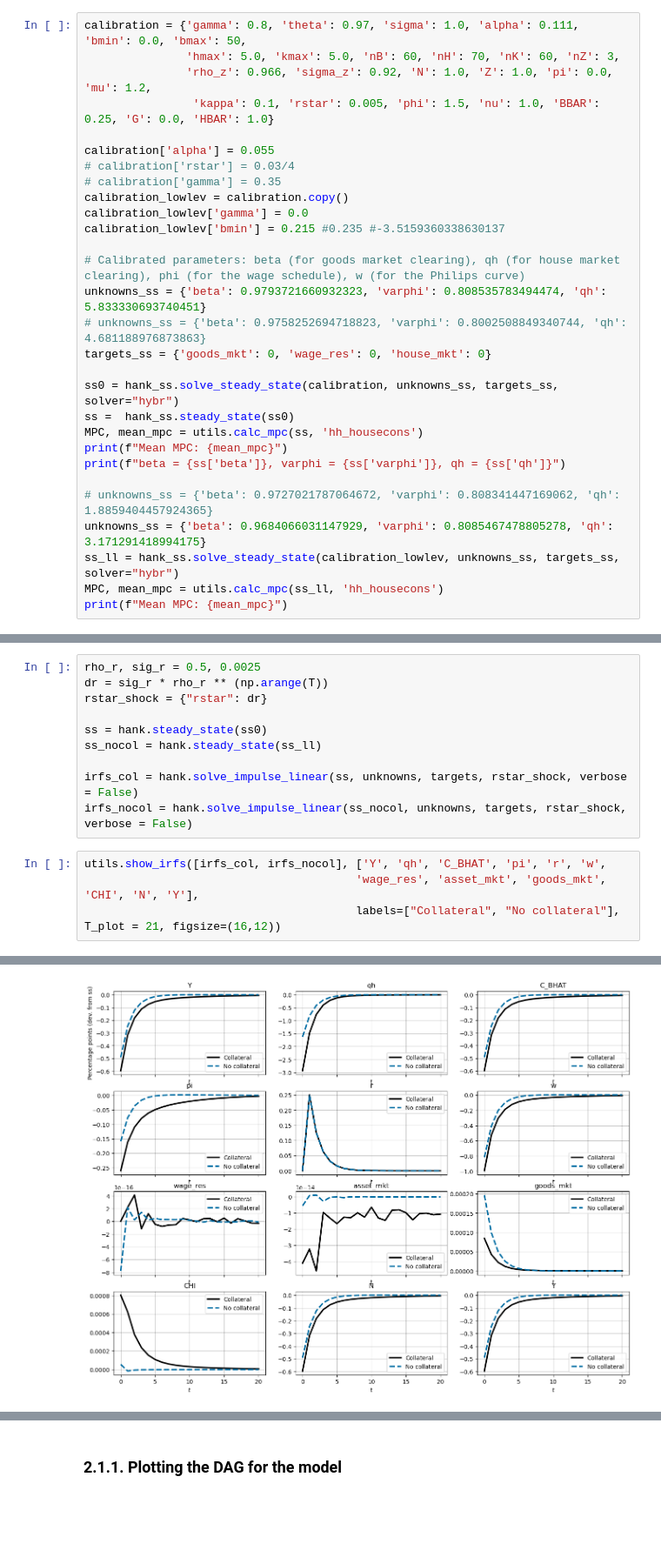
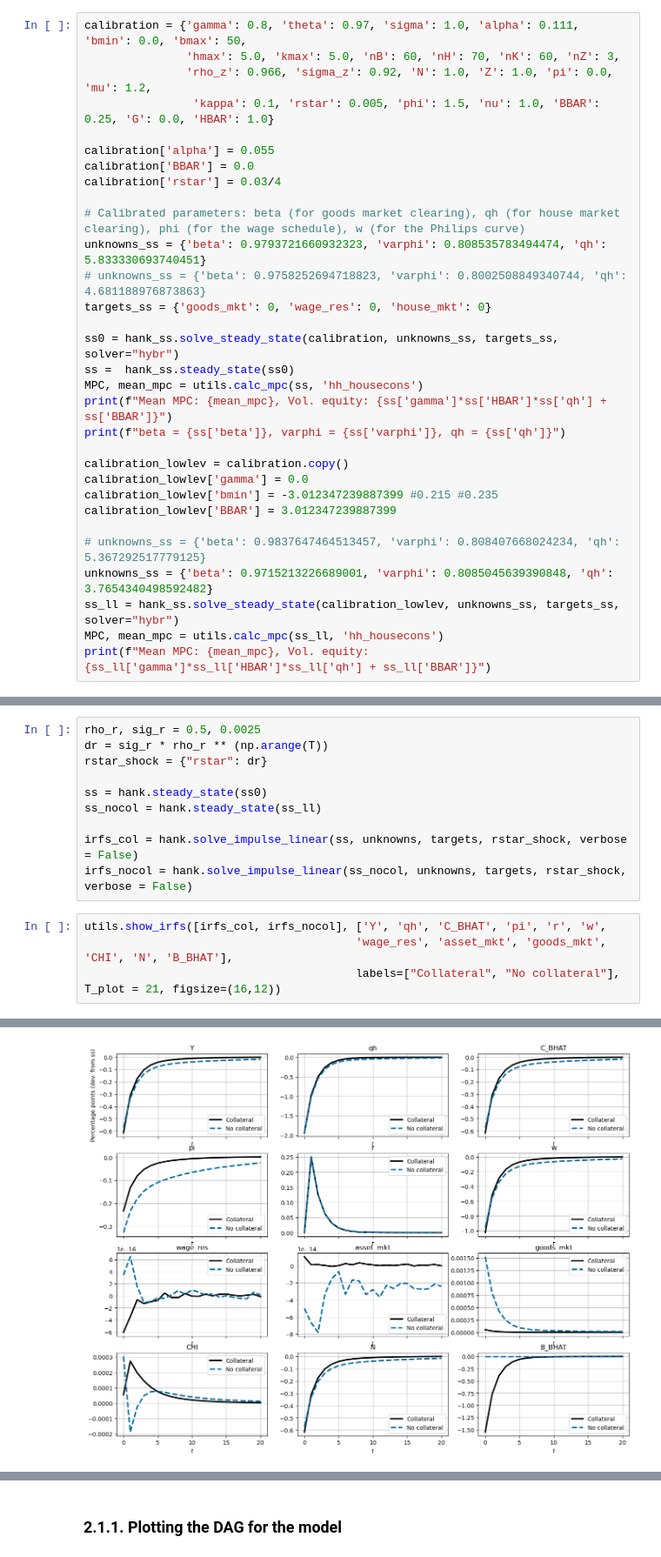
Before and after one commit to thom364e/sequence-jacobian, a Jupyter notebook: notebooks/housing_main_v2.ipynb, the cells around one changed output, grey strips where cells are left out. Shown at 87% size. Cells and saved outputs as stored; diff of their text form; blank space fills up the shorter version.

```diff
--- a/notebooks/housing_main_v2.ipynb
+++ b/notebooks/housing_main_v2.ipynb
@@ -95,11 +95,8 @@ calibration = {'gamma': 0.8, 'theta': 0.97, 'sigma': 1.0, 'alpha': 0.111, 'bmin'
                 'kappa': 0.1, 'rstar': 0.005, 'phi': 1.5, 'nu': 1.0, 'BBAR': 0.25, 'G': 0.0, 'HBAR': 1.0}
 
 calibration['alpha'] = 0.055
-# calibration['rstar'] = 0.03/4
-# calibration['gamma'] = 0.35
-calibration_lowlev = calibration.copy()
-calibration_lowlev['gamma'] = 0.0
-calibration_lowlev['bmin'] = 0.215 #0.235 #-3.5159360338630137
+calibration['BBAR'] = 0.0
+calibration['rstar'] = 0.03/4
 
 # Calibrated parameters: beta (for goods market clearing), qh (for house market clearing), phi (for the wage schedule), w (for the Philips curve)
 unknowns_ss = {'beta': 0.9793721660932323, 'varphi': 0.808535783494474, 'qh': 5.833330693740451}
@@ -109,12 +106,17 @@ targets_ss = {'goods_mkt': 0, 'wage_res': 0, 'house_mkt': 0}
 ss0 = hank_ss.solve_steady_state(calibration, unknowns_ss, targets_ss, solver="hybr")
 ss =  hank_ss.steady_state(ss0)
 MPC, mean_mpc = utils.calc_mpc(ss, 'hh_housecons')
-print(f"Mean MPC: {mean_mpc}")
+print(f"Mean MPC: {mean_mpc}, Vol. equity: {ss['gamma']*ss['HBAR']*ss['qh'] + ss['BBAR']}")
 print(f"beta = {ss['beta']}, varphi = {ss['varphi']}, qh = {ss['qh']}")
 
-# unknowns_ss = {'beta': 0.9727021787064672, 'varphi': 0.808341447169062, 'qh': 1.8859404457924365}
-unknowns_ss = {'beta': 0.9684066031147929, 'varphi': 0.8085467478805278, 'qh': 3.171291418994175}
+calibration_lowlev = calibration.copy()
+calibration_lowlev['gamma'] = 0.0
+calibration_lowlev['bmin'] = -3.012347239887399 #0.215 #0.235
+calibration_lowlev['BBAR'] = 3.012347239887399
+
+# unknowns_ss = {'beta': 0.9837647464513457, 'varphi': 0.808407668024234, 'qh': 5.367292517779125}
+unknowns_ss = {'beta': 0.9715213226689001, 'varphi': 0.8085045639390848, 'qh': 3.7654340498592482}
 ss_ll = hank_ss.solve_steady_state(calibration_lowlev, unknowns_ss, targets_ss, solver="hybr")
 MPC, mean_mpc = utils.calc_mpc(ss_ll, 'hh_housecons')
-print(f"Mean MPC: {mean_mpc}")
+print(f"Mean MPC: {mean_mpc}, Vol. equity: {ss_ll['gamma']*ss_ll['HBAR']*ss_ll['qh'] + ss_ll['BBAR']}")
 # %% [output]
@@ -592,8 +600,8 @@ irfs_col = hank.solve_impulse_linear(ss, unknowns, targets, rstar_shock, verbose
 irfs_nocol = hank.solve_impulse_linear(ss_nocol, unknowns, targets, rstar_shock, verbose = False)
 # %%
 utils.show_irfs([irfs_col, irfs_nocol], ['Y', 'qh', 'C_BHAT', 'pi', 'r', 'w',
-                                        'wage_res', 'asset_mkt', 'goods_mkt', 'CHI', 'N', 'Y'],
+                                        'wage_res', 'asset_mkt', 'goods_mkt', 'CHI', 'N', 'B_BHAT'],
                                         labels=["Collateral", "No collateral"], T_plot = 21, figsize=(16,12))
 # %% [output]
 4 3
-[figure, old version]
+[figure, new version]
```
Also changed, not shown: parts of 6 cells of this notebook.
